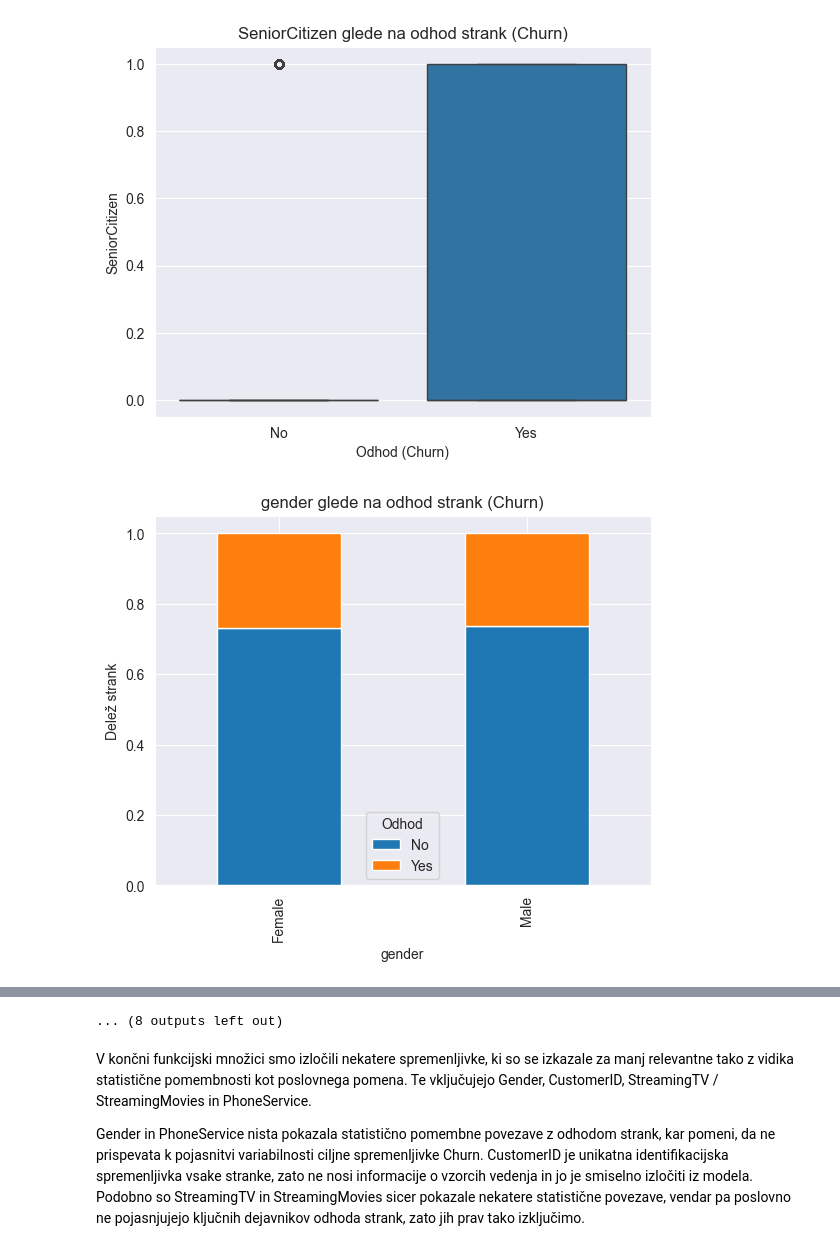
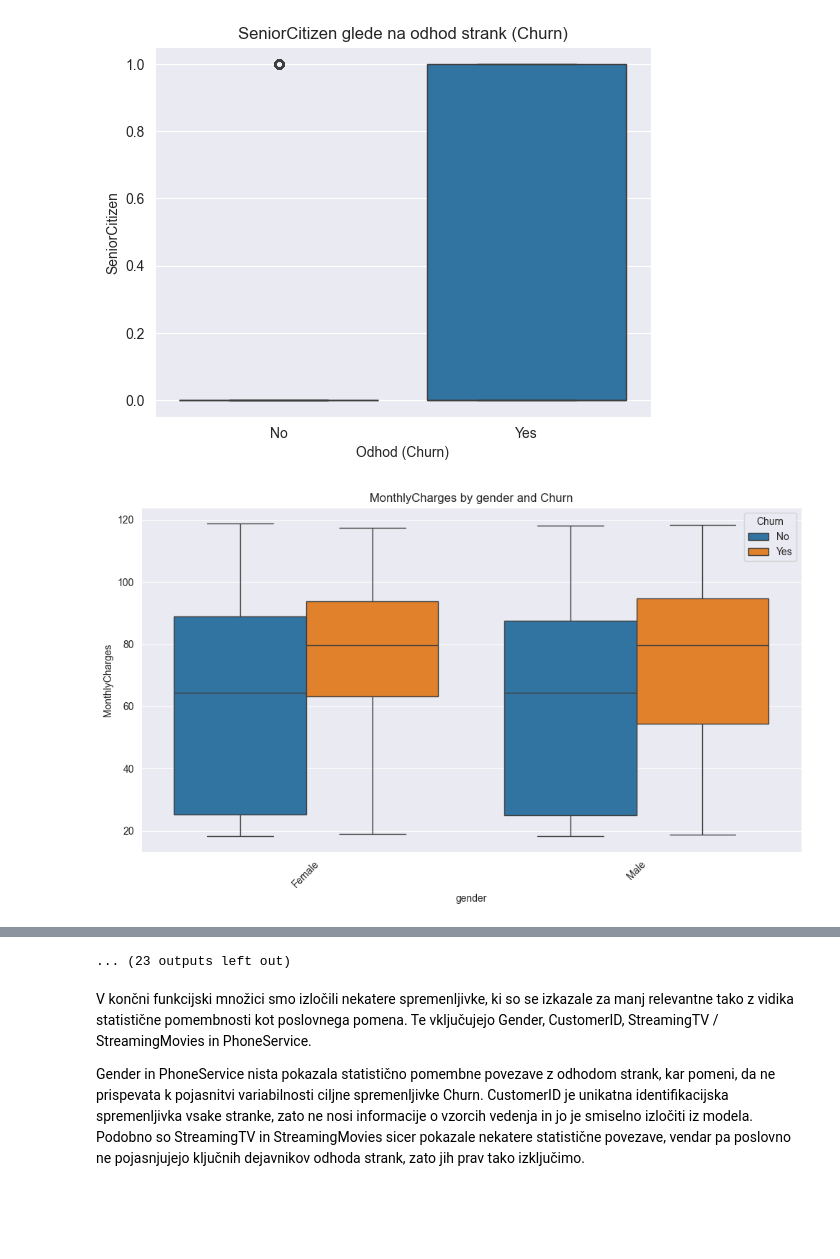
Before and after one commit to mlukee/telco-customer-churn, a Jupyter notebook: notebooks/KlasifikacijskaAnaliza.ipynb, the cells around one changed output, grey strips where cells are left out. Saved outputs shown, nothing was run; the diff lists cells and outputs as text; code cells hidden in the pictures; blank space fills up the shorter version.

Commit message:
prilagojeni grafi v boxplote za analizo in dodan razred povzetkov in proporocil za Klasifikacijo

```diff
--- a/notebooks/KlasifikacijskaAnaliza.ipynb
+++ b/notebooks/KlasifikacijskaAnaliza.ipynb
@@ -43,24 +43,21 @@ for col in numeric_cols:
     plt.show()
 
 categorical_cols = df.select_dtypes(include="object").columns.drop(["Churn", "customerID"])
+
+
 for col in categorical_cols:
-    contingency = pd.crosstab(df[col], df["Churn"])
-    chi2, p, _, _ = chi2_contingency(contingency)
-    p_display = "< 0.001" if p < 0.001 else round(p, 3)
-    results.append({
-        "Spremenljivka": col,
-        "Tip": "Kategorijska",
-        "Test": "Chi-square",
-        "P-vrednost": p_display,
-        "P_sort": 0.0009 if p < 0.001 else p
-    })
+    plt.figure(figsize=(10, 6))
+    sns.boxplot(x=col, y='MonthlyCharges', hue='Churn', data=df)
+    plt.title(f'MonthlyCharges by {col} and Churn')
+    plt.xticks(rotation=45)
+    plt.tight_layout()
+    plt.show()
 
-    prop = contingency.div(contingency.sum(axis=1), axis=0)
-    prop.plot(kind="bar", stacked=True)
-    plt.title(f"{col} glede na odhod strank (Churn)")
-    plt.ylabel("Delež strank")
-    plt.xlabel(col)
-    plt.legend(title="Odhod")
+    plt.figure(figsize=(10, 6))
+    sns.boxplot(x=col, y='tenure', hue='Churn', data=df)
+    plt.title(f'Tenure by {col} and Churn')
+    plt.xticks(rotation=45)
+    plt.tight_layout()
     plt.show()
 
 bivariate_results = pd.DataFrame(results)
@@ -97,31 +94,31 @@ lasso = Pipeline([
         l1_ratio=1.0,
         solver="saga",
         max_iter=5000,
         C=1.0
     ))
 ])
 lasso.fit(X, y)
 lasso_coef = lasso.named_steps["model"].coef_[0]
 lasso_df = pd.DataFrame({"Spremenljivka": feature_names, "Koeficient": lasso_coef})
 lasso_selected = lasso_df[lasso_df["Koeficient"] != 0]
 print("\nFUNKCIJE IZBRANE Z LASSO")
 print(lasso_selected)
 
 X_transformed = preprocessor.fit_transform(X)
 logreg = LogisticRegression(max_iter=5000, solver="lbfgs")
 rfe = RFE(logreg, n_features_to_select=10)
 rfe.fit(X_transformed, y)
 rfe_features = feature_names[rfe.support_]
 print("\nFUNKCIJE IZBRANE Z RFE")
 print(rfe_features)
 
 final_features = set(rf_df.head(15)["Spremenljivka"]).intersection(set(lasso_selected["Spremenljivka"]))
 print("\nKONČNA IZBRANA FUNKCIJSKA MNOŽICA")
 for f in final_features:
     print(f)
 # %% [output]
 [figure]
 [figure]
 [figure]
 [figure]
-[figure, old version]
+[figure, new version]
@@ -135,4 +132,4 @@ for f in final_features:
-... (8 outputs left out)
+... (23 outputs left out)
 # %% [markdown]
 V končni funkcijski množici smo izločili nekatere spremenljivke, ki so se izkazale za manj relevantne tako z vidika statistične pomembnosti kot poslovnega pomena. Te vključujejo Gender, CustomerID, StreamingTV / StreamingMovies in PhoneService.
 
```
Also changed, not shown: parts of 1 cell of this notebook, 2 other files.
